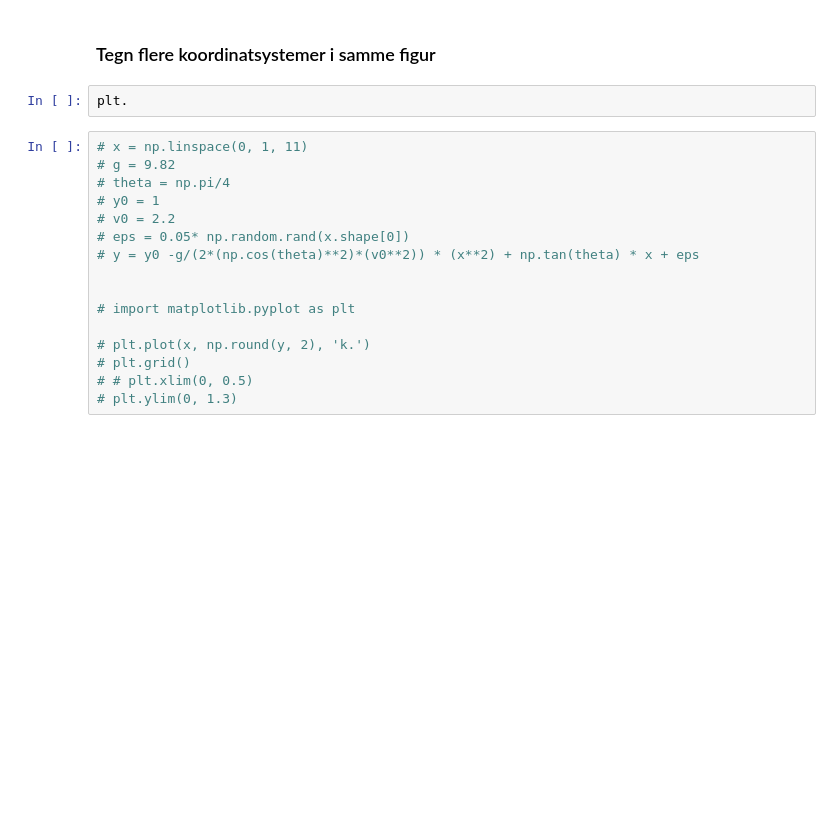
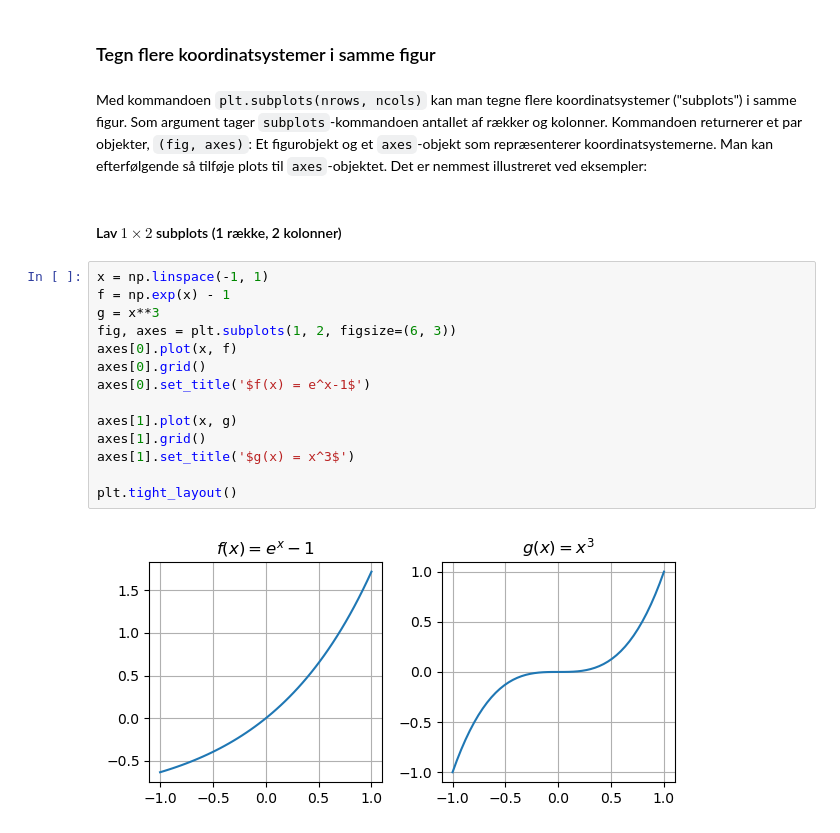
Before and after one commit to runehoejlund/ida-python-for-begyndere, a Jupyter notebook: 00-Python-for-begyndere.ipynb, the cells around one changed output. Cells and saved outputs as stored; diff of their text form; blank space fills up the shorter version.

```diff
--- a/00-Python-for-begyndere.ipynb
+++ b/00-Python-for-begyndere.ipynb
@@ -883,23 +884,23 @@ plt.tight_layout()
 3. `plt.legend()`-kommandoen sørger for at vores labels bliver vist.
 # %% [markdown]
 ### Tegn flere koordinatsystemer i samme figur
+# %% [markdown]
+Med kommandoen `plt.subplots(nrows, ncols)` kan man tegne flere koordinatsystemer ("subplots") i samme figur. Som argument tager `subplots`-kommandoen antallet af rækker og kolonner. Kommandoen returnerer et par objekter, `(fig, axes)`: Et figurobjekt og et `axes`-objekt som repræsenterer koordinatsystemerne. Man kan efterfølgende så tilføje plots til `axes`-objektet. Det er nemmest illustreret ved eksempler:
+# %% [markdown]
+#### Lav $1 \times 2$ subplots (1 række, 2 kolonner)
 # %%
-plt.
+x = np.linspace(-1, 1)
+f = np.exp(x) - 1
+g = x**3
+fig, axes = plt.subplots(1, 2, figsize=(6, 3))
+axes[0].plot(x, f)
+axes[0].grid()
+axes[0].set_title('$f(x) = e^x-1$')
+
+axes[1].plot(x, g)
+axes[1].grid()
+axes[1].set_title('$g(x) = x^3$')
+
+plt.tight_layout()
+# %% [output]
+[figure, added]
-# %%
-# x = np.linspace(0, 1, 11)
-# g = 9.82
-# theta = np.pi/4
-# y0 = 1
-# v0 = 2.2
-# eps = 0.05* np.random.rand(x.shape[0])
-# y = y0 -g/(2*(np.cos(theta)**2)*(v0**2)) * (x**2) + np.tan(theta) * x + eps
-
-
-# import matplotlib.pyplot as plt
-
-# plt.plot(x, np.round(y, 2), 'k.')
-# plt.grid()
-# # plt.xlim(0, 0.5)
-# plt.ylim(0, 1.3)
-# %% [markdown]
-##
```
Also changed, not shown: parts of 63 cells of this notebook, 1 other file.
